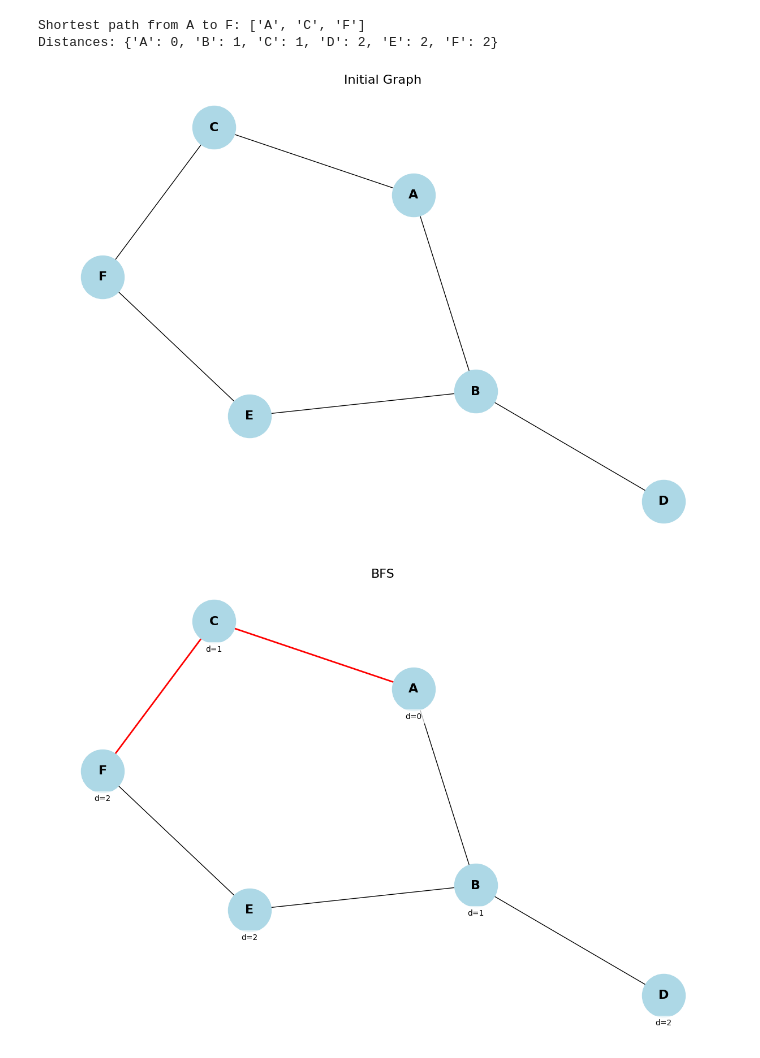
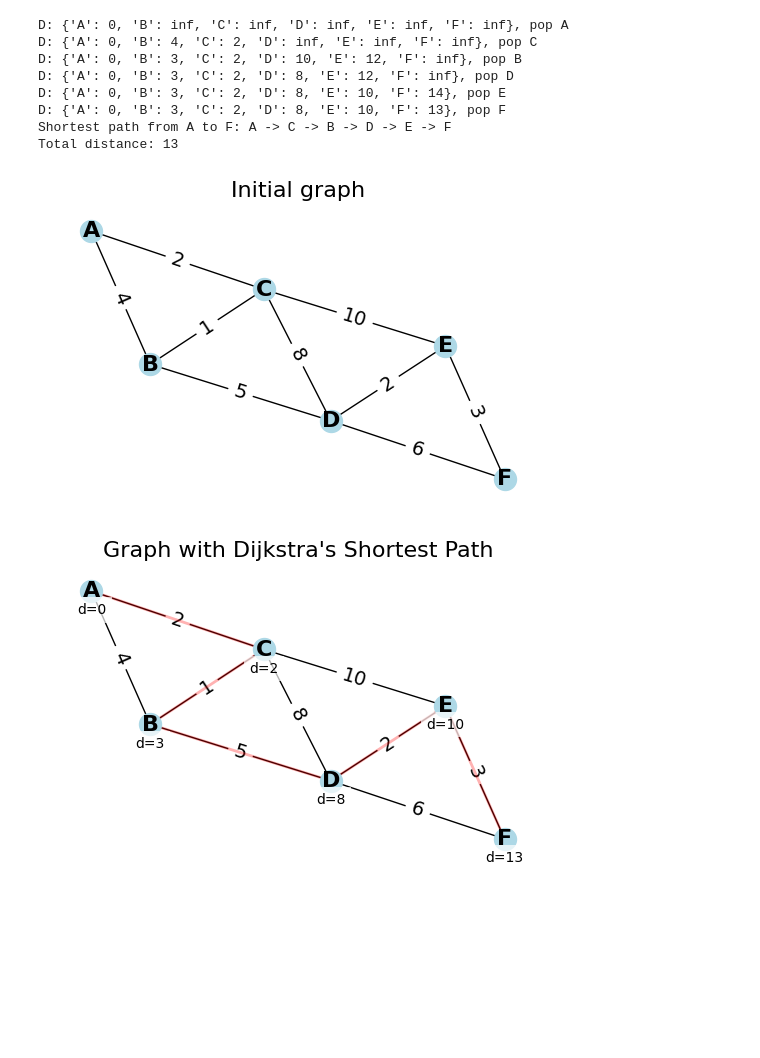
Before and after one commit to jakeoung/teach, a Jupyter notebook: alg/graph_bfs_dijkstra.ipynb, the cells around one changed output. Drawn from its saved outputs; the diff is of its cells as text; code cells hidden in the pictures; blank space fills up the shorter version.

```diff
--- a/alg/graph_bfs_dijkstra.ipynb
+++ b/alg/graph_bfs_dijkstra.ipynb
@@ -54,41 +165,48 @@ def bfs(graph, start):
 # %%
 # Example graph
 graph = {
-    'A': ['B', 'C'],
-    'B': ['A', 'D', 'E'],
-    'C': ['A', 'F'],
-    'D': ['B'],
-    'E': ['B', 'F'],
-    'F': ['C', 'E']
+    'A': {'B': 4, 'C': 2},
+    'B': {'A': 4, 'C': 1, 'D': 5},
+    'C': {'A': 2, 'B': 1, 'D': 8, 'E': 10},
+    'D': {'B': 5, 'C': 8, 'E': 2, 'F': 6},
+    'E': {'C': 10, 'D': 2, 'F': 3},
+    'F': {'D': 6, 'E': 3}
 }
 
-def get_path(P, start, end):
-    path = []
-    current = end
-    while current != start:
-        path.append(current)
-        current = P[current]
-    path.append(start)
-    return path[::-1]
+start_node = 'A'
+end_node = 'F'
 
-# Perform BFS
-start_node = 'A'
-D, P = bfs(graph, start_node)
-shortest_path = get_path(P, start_node, 'F')
+# Run Dijkstra's algorithm
+D, P = dijkstra(graph, start_node)
 
-print('Shortest path from A to F:', shortest_path)
-print('Distances:', D)
+# Get the shortest path
+shortest_path = get_path(P, start_node, end_node)
+
+print(f"Shortest path from {start_node} to {end_node}: {' -> '.join(shortest_path)}")
+print(f"Total distance: {D[end_node]}")
+
 # Create a NetworkX graph
 G = nx.Graph(graph)
 pos = nx.spring_layout(G)
 
+# for each edge in graph add the weight using nx.set_edge_attributes
+for u, neighbors in graph.items():
+    for v, weight in neighbors.items():
+        G[u][v]['weight'] = weight
+
 # Draw the initial graph
-draw_graph(G, pos, "Initial Graph")
+draw_graph(G, pos, "Initial graph")
 
 # Draw the graph with Dijkstra's shortest path
-draw_graph(G, pos, "BFS", shortest_path, D)
+draw_graph(G, pos, "Graph with Dijkstra's Shortest Path", shortest_path, D)
 # %% [output]
-Shortest path from A to F: ['A', 'C', 'F']
-Distances: {'A': 0, 'B': 1, 'C': 1, 'D': 2, 'E': 2, 'F': 2}
+D: {'A': 0, 'B': inf, 'C': inf, 'D': inf, 'E': inf, 'F': inf}, pop A
+D: {'A': 0, 'B': 4, 'C': 2, 'D': inf, 'E': inf, 'F': inf}, pop C
+D: {'A': 0, 'B': 3, 'C': 2, 'D': 10, 'E': 12, 'F': inf}, pop B
+D: {'A': 0, 'B': 3, 'C': 2, 'D': 8, 'E': 12, 'F': inf}, pop D
+D: {'A': 0, 'B': 3, 'C': 2, 'D': 8, 'E': 10, 'F': 14}, pop E
+D: {'A': 0, 'B': 3, 'C': 2, 'D': 8, 'E': 10, 'F': 13}, pop F
+Shortest path from A to F: A -> C -> B -> D -> E -> F
+Total distance: 13
-[figure, old version]
+[figure, new version]
-[figure, old version]
+[figure, new version]
```
Also changed, not shown: parts of 9 cells of this notebook, 1 other file.
